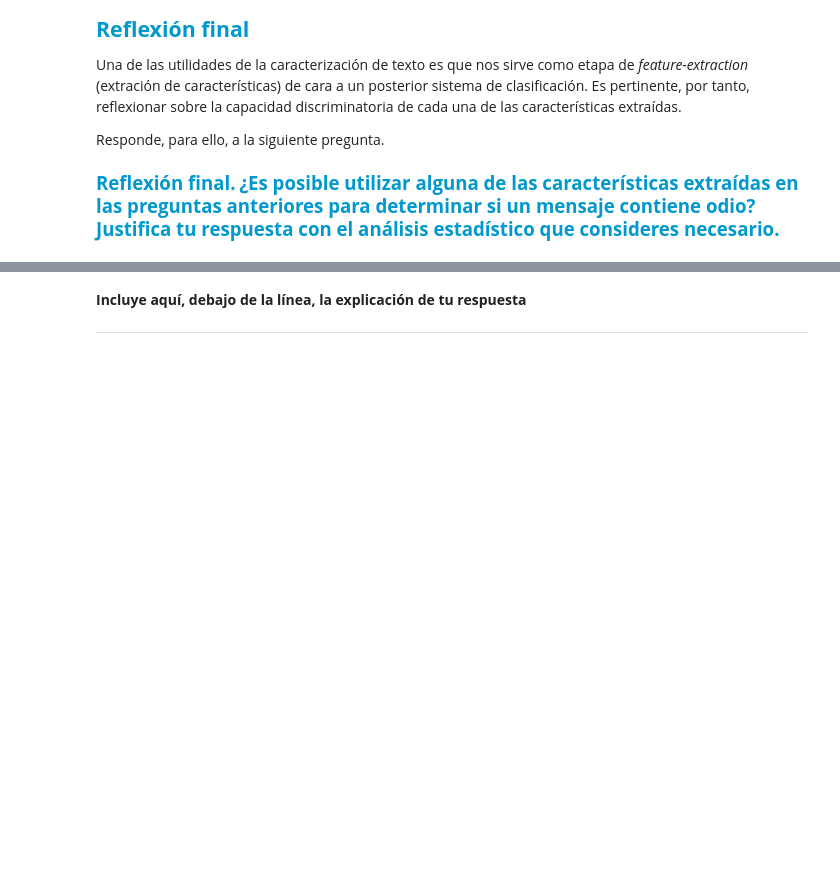
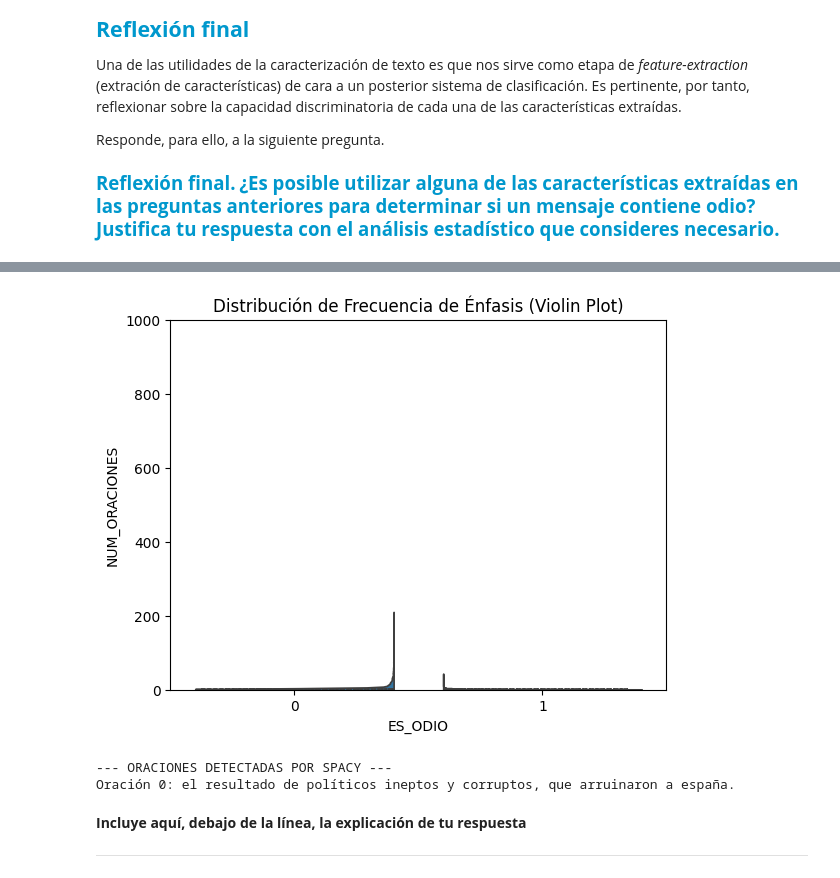
Before and after one commit to luissm01/unir, a Jupyter notebook: PLN/Actividades/Actividad 1/muinar02_actividad transversal_IA_profesionalizante/caracteristicasOdio.ipynb, the cells around one changed output, grey strips where cells are left out. Drawn from its saved outputs; the diff is of its cells as text; code cells hidden in the pictures; blank space fills up the shorter version.

```diff
--- a/PLN/Actividades/Actividad 1/muinar02_actividad transversal_IA_profesionalizante/caracteristicasOdio.ipynb
+++ b/PLN/Actividades/Actividad 1/muinar02_actividad transversal_IA_profesionalizante/caracteristicasOdio.ipynb
@@ -607,3 +601,36 @@ for metrica in metricas:
+# %%
+import seaborn as sns
+import matplotlib.pyplot as plt
+
+# Usamos FREC_ENFASIS como ejemplo
+sns.violinplot(
+    x='ES_ODIO',
+    y='NUM_ORACIONES',
+    data=data,
+    hue='ES_ODIO',
+    split=True, # CLAVE: Combina las dos mitades del violín en una sola vista para fácil comparación
+    inner='quartile', # Muestra la mediana y los cuartiles dentro del violín
+    legend=False
+)
+
+# Aplicar el límite Y (es crucial aquí también para ignorar outliers)
+plt.ylim(0, 1000) # Asumimos escala decimal (0-10%)
+plt.title('Distribución de Frecuencia de Énfasis (Violin Plot)')
+plt.show()
+# %% [output]
+[figure, added]
+# %%
+doc_problema = doc[i] # El objeto Doc de spaCy
+conteo_real = 0
+print("--- ORACIONES DETECTADAS POR SPACY ---")
+for sent in doc_problema.sents:
+    print(f"Oración {conteo_real}: {sent.text}")
+    conteo_real += 1
+    if conteo_real > 10: # Detener después de 10 para no imprimir 200 líneas
+        break
+# %% [output]
+--- ORACIONES DETECTADAS POR SPACY ---
+Oración 0: el resultado de políticos ineptos y corruptos, que arruinaron a españa.
 # %% [markdown]
 <b>Incluye aquí, debajo de la línea, la explicación de tu respuesta</b>
 <hr>
```
Also changed, not shown: parts of 14 cells of this notebook.
